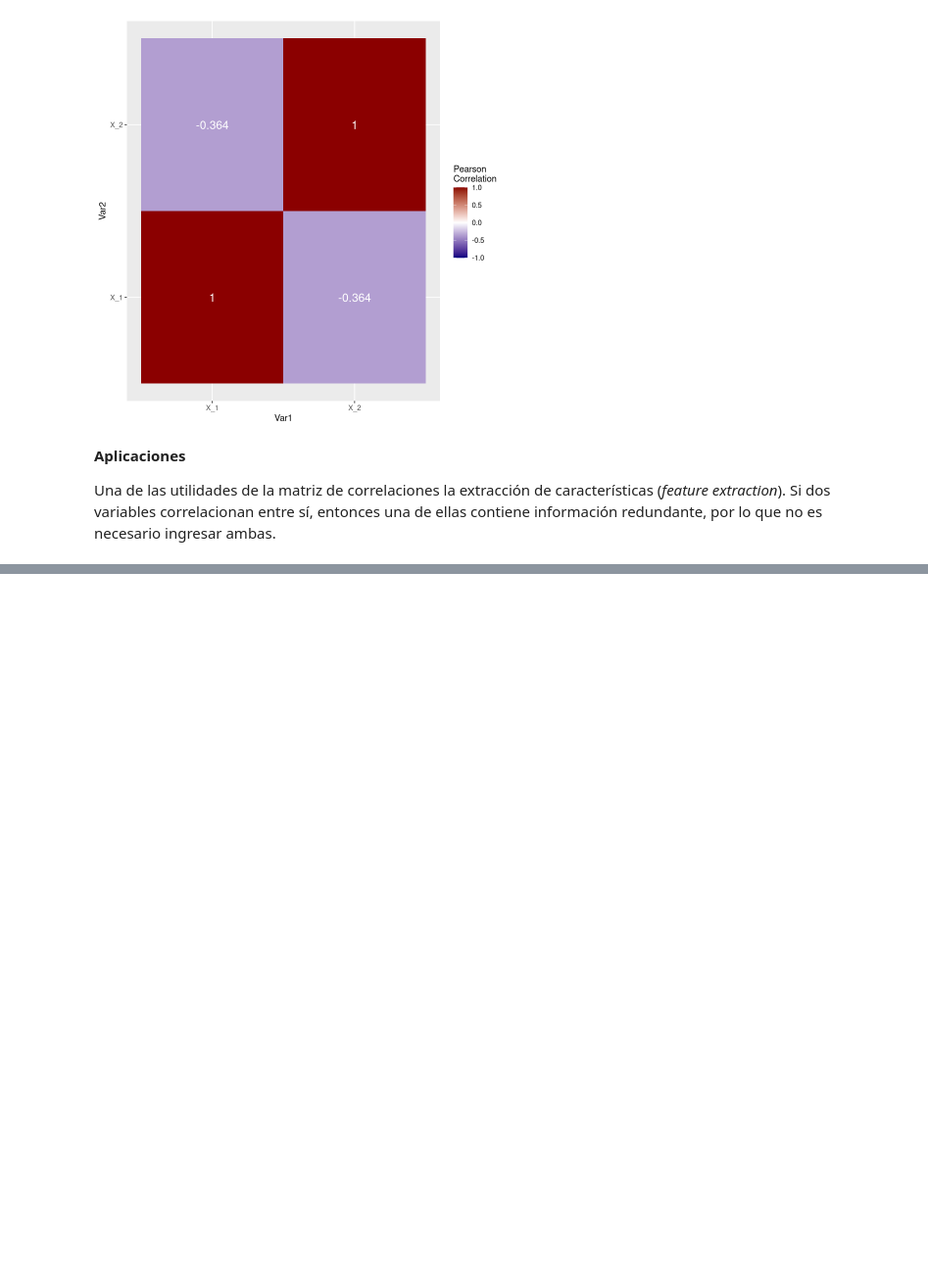
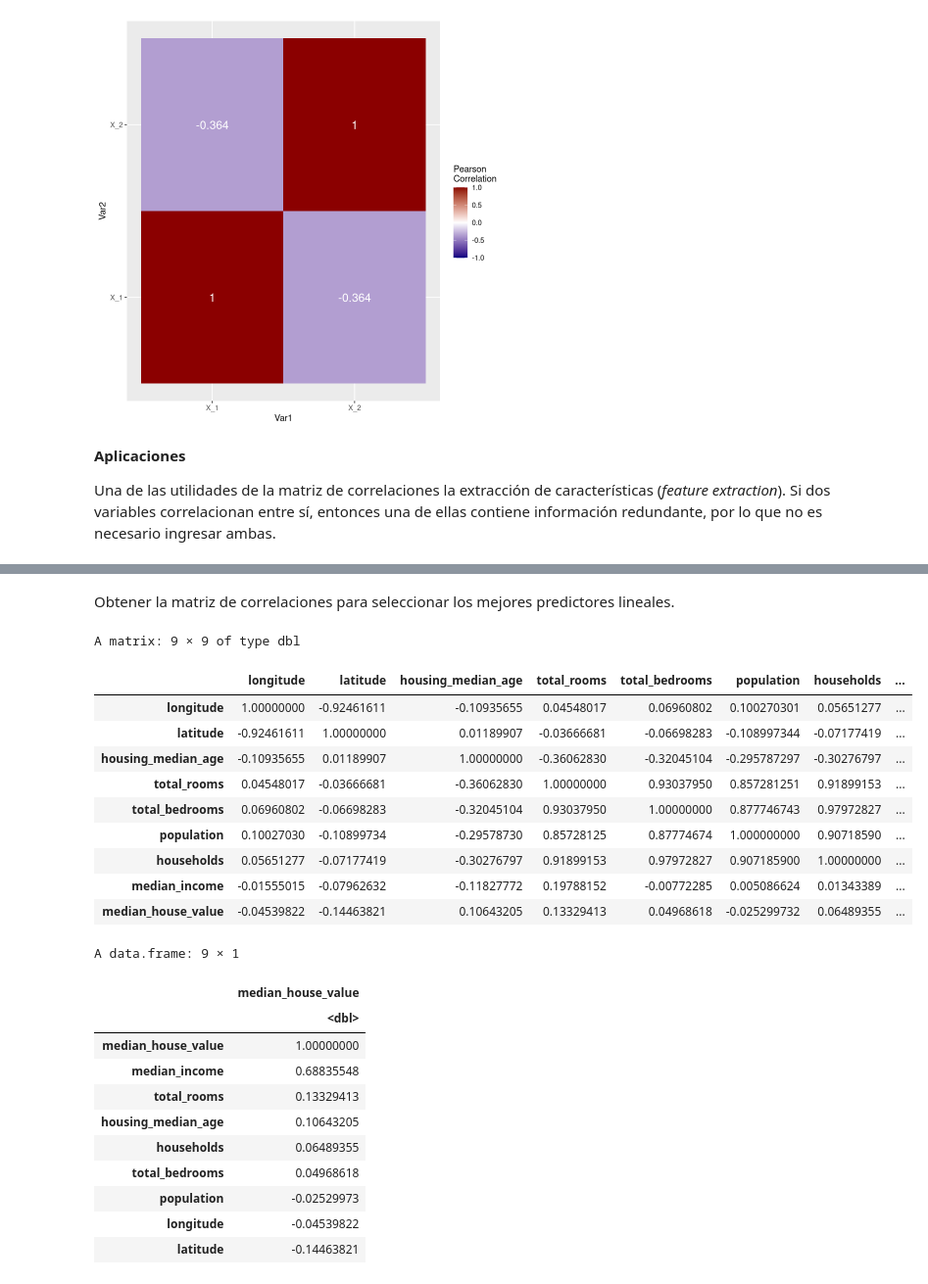
Before and after one commit to jealcalat/Analisis_multivariado-deprecated-, a Jupyter notebook: 1_variables_aleatorias_multivariadas/1.1_correlaciones_covarianzas.ipynb, the cells around one changed output, grey strips where cells are left out. Shown at 98% size. Cells and saved outputs as stored; diff of their text form; code cells hidden in the pictures; blank space fills up the shorter version.

```diff
--- a/1_variables_aleatorias_multivariadas/1.1_correlaciones_covarianzas.ipynb
+++ b/1_variables_aleatorias_multivariadas/1.1_correlaciones_covarianzas.ipynb
@@ -667,0 +915,36 @@ Una de las utilidades de la matriz de correlaciones la extracción de caracterí
+# %% [markdown]
+Obtener la matriz de correlaciones para seleccionar los mejores predictores lineales.
+# %%
+# usamos solo observaciones completas, omitiendo NAs
+housing_cor_mat <- housing |> cor(use = "complete.obs")
+housing_cor_mat
+# seleccionamos la columna median_house_value y ordenamos por correlación
+housing_cor_mat |>
+  # convertir a dataframe, dado que cor retorna matrix
+  as.data.frame() |>
+  select(median_house_value) |>
+  arrange(desc(median_house_value))
+# %% [output]
+A matrix: 9 × 9 of type dbl
+|  | longitude | latitude | housing_median_age | total_rooms | total_bedrooms | population | households | ... |
+| longitude | 1.00000000 | -0.92461611 | -0.10935655 | 0.04548017 | 0.06960802 | 0.100270301 | 0.05651277 | ... |
+| latitude | -0.92461611 | 1.00000000 | 0.01189907 | -0.03666681 | -0.06698283 | -0.108997344 | -0.07177419 | ... |
+| housing_median_age | -0.10935655 | 0.01189907 | 1.00000000 | -0.36062830 | -0.32045104 | -0.295787297 | -0.30276797 | ... |
+| total_rooms | 0.04548017 | -0.03666681 | -0.36062830 | 1.00000000 | 0.93037950 | 0.857281251 | 0.91899153 | ... |
+| total_bedrooms | 0.06960802 | -0.06698283 | -0.32045104 | 0.93037950 | 1.00000000 | 0.877746743 | 0.97972827 | ... |
+| population | 0.10027030 | -0.10899734 | -0.29578730 | 0.85728125 | 0.87774674 | 1.000000000 | 0.90718590 | ... |
+| households | 0.05651277 | -0.07177419 | -0.30276797 | 0.91899153 | 0.97972827 | 0.907185900 | 1.00000000 | ... |
+| median_income | -0.01555015 | -0.07962632 | -0.11827772 | 0.19788152 | -0.00772285 | 0.005086624 | 0.01343389 | ... |
+| median_house_value | -0.04539822 | -0.14463821 | 0.10643205 | 0.13329413 | 0.04968618 | -0.025299732 | 0.06489355 | ... |
+A data.frame: 9 × 1
+|  | median_house_value |
+|  | <dbl> |
+| median_house_value | 1.00000000 |
+| median_income | 0.68835548 |
+| total_rooms | 0.13329413 |
+| housing_median_age | 0.10643205 |
+| households | 0.06489355 |
+| total_bedrooms | 0.04968618 |
+| population | -0.02529973 |
+| longitude | -0.04539822 |
+| latitude | -0.14463821 |
```
Also changed, not shown: parts of 19 cells of this notebook, 7 other files.
